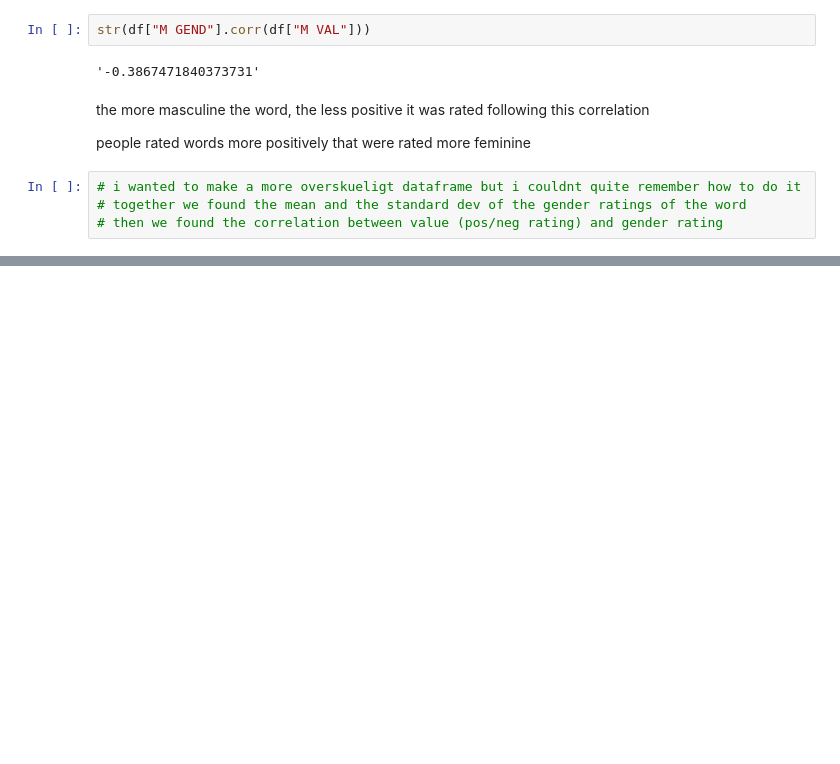
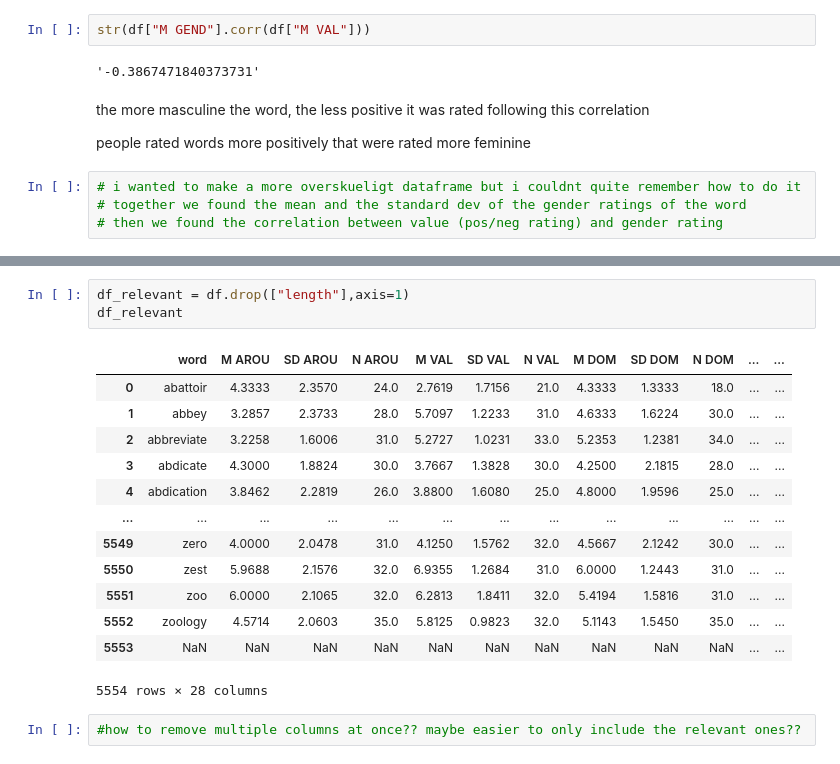
Before and after one commit to annalewis01/E26-experimental-psycholinguistics, a Jupyter notebook: descriptive statistics/descriptive-stats.ipynb, the cells around one changed output, grey strips where cells are left out. Drawn from its saved outputs; the diff is of its cells as text; blank space fills up the shorter version.

```diff
--- a/descriptive-stats.ipynb
+++ b/descriptive statistics/descriptive-stats.ipynb
@@ -80,0 +101,19 @@ people rated words more positively that were rated more feminine
+# %%
+df_relevant = df.drop(["length"],axis=1)
+df_relevant
+# %% [output]
+|  | word | M AROU | SD AROU | N AROU | M VAL | SD VAL | N VAL | M DOM | SD DOM | N DOM | ... | ... |
+| 0 | abattoir | 4.3333 | 2.3570 | 24.0 | 2.7619 | 1.7156 | 21.0 | 4.3333 | 1.3333 | 18.0 | ... | ... |
+| 1 | abbey | 3.2857 | 2.3733 | 28.0 | 5.7097 | 1.2233 | 31.0 | 4.6333 | 1.6224 | 30.0 | ... | ... |
+| 2 | abbreviate | 3.2258 | 1.6006 | 31.0 | 5.2727 | 1.0231 | 33.0 | 5.2353 | 1.2381 | 34.0 | ... | ... |
+| 3 | abdicate | 4.3000 | 1.8824 | 30.0 | 3.7667 | 1.3828 | 30.0 | 4.2500 | 2.1815 | 28.0 | ... | ... |
+| 4 | abdication | 3.8462 | 2.2819 | 26.0 | 3.8800 | 1.6080 | 25.0 | 4.8000 | 1.9596 | 25.0 | ... | ... |
+| ... | ... | ... | ... | ... | ... | ... | ... | ... | ... | ... | ... | ... |
+| 5549 | zero | 4.0000 | 2.0478 | 31.0 | 4.1250 | 1.5762 | 32.0 | 4.5667 | 2.1242 | 30.0 | ... | ... |
+| 5550 | zest | 5.9688 | 2.1576 | 32.0 | 6.9355 | 1.2684 | 31.0 | 6.0000 | 1.2443 | 31.0 | ... | ... |
+| 5551 | zoo | 6.0000 | 2.1065 | 32.0 | 6.2813 | 1.8411 | 32.0 | 5.4194 | 1.5816 | 31.0 | ... | ... |
+| 5552 | zoology | 4.5714 | 2.0603 | 35.0 | 5.8125 | 0.9823 | 32.0 | 5.1143 | 1.5450 | 35.0 | ... | ... |
+| 5553 | NaN | NaN | NaN | NaN | NaN | NaN | NaN | NaN | NaN | NaN | ... | ... |
+5554 rows × 28 columns
+# %%
+#how to remove multiple columns at once?? maybe easier to only include the relevant ones??
```
Also changed, not shown: parts of 3 cells of this notebook, 1 other file.
